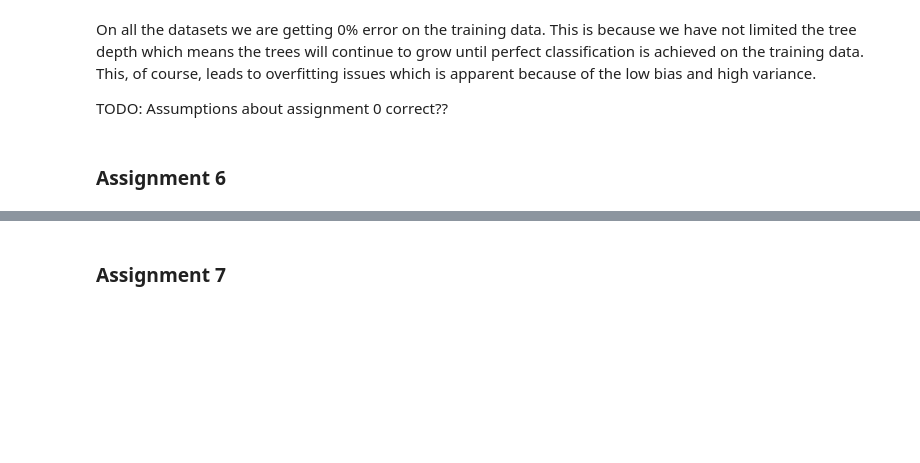
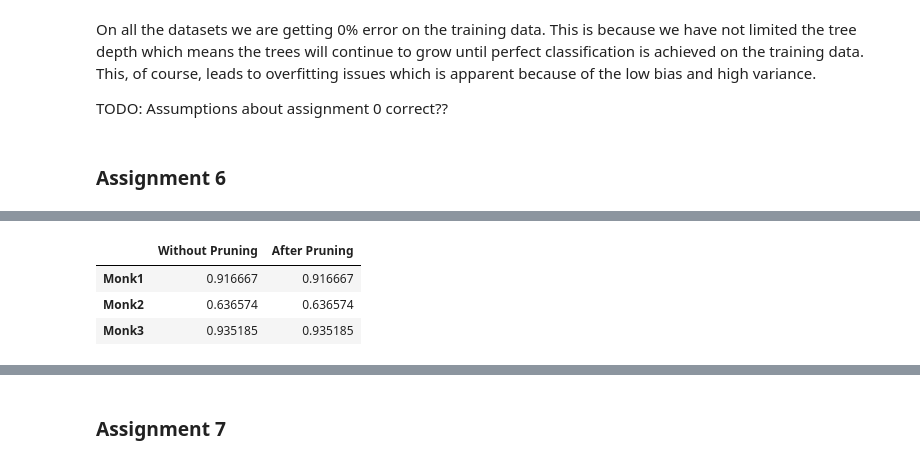
Before and after one commit to ermas3/Machine-Learning-Lab-1, a Jupyter notebook: python/Assignments.ipynb, the cells around one changed output, grey strips where cells are left out. Saved outputs shown, nothing was run; the diff lists cells and outputs as text; code cells hidden in the pictures; blank space fills up the shorter version.

```diff
--- a/python/Assignments.ipynb
+++ b/python/Assignments.ipynb
@@ -183,0 +130,61 @@ while True:
+# %%
+def prune_tree(tree, val):
+    prev_accuracy = check(tree, val)
+    print("Starting ", prev_accuracy)
+
+    while True:
+        alternatives = allPruned(tree)
+
+        best_alternative = None
+        best_accuracy = 0
+
+        for alternative in alternatives:
+            alt_accuracy = check(alternative, val)
+            if alt_accuracy > best_accuracy:
+                best_alternative = alternative
+                best_accuracy = alt_accuracy
+
+        if best_alternative == None or best_accuracy < prev_accuracy:
+            print("Breaking")
+            break
+
+        print("Updating", prev_accuracy, best_accuracy)
+        prev_accuracy = best_accuracy
+        tree = best_alternative
+
+
+def prune_error_rates(dataset_indexes, fraction):
+    '''
+    For each of the datasets inputed, calculate test set error rate with and without pruning,
+    for some fraction of the training data for training/validation
+    '''
+     # For each dataset, create a row with error rate on test set, with and without pruning
+    errors = np.zeros((len(dataset_indexes), 2))
+    # Select the correct datasets
+    datasets = [monk_datasets[i] for i in dataset_indexes]
+    test_datasets = [monk_test_datasets[i] for i in dataset_indexes]
+
+    # For each of the selected dataset, compute and save the error rate, with and without pruning
+    for i, (train_ds, test_ds) in enumerate(zip(datasets, test_datasets)):
+        # TODO: The following code contains problems
+        #monk_train, monk_validate = partition(train_ds, fraction)
+        monk_train = train_ds[0:90]
+        monk_validate = train_ds[90:120]
+        tree = buildTree(monk_train, attributes)
+        errors[i, 0] = check(tree, test_ds)
+        # Commenting out code under this doesnt change result???
+        prune_tree(tree, monk_validate)
+        errors[i, 1] = check(tree, test_ds)
+
+    # Return error matrix
+    return errors
+
+
+errors = prune_error_rates([0, 1, 2], 0.6)
+
+errors_df = pd.DataFrame(errors)
+errors_df.columns = ['Without Pruning', 'After Pruning']
+errors_df.index = monk_dataset_names
+
+errors_df
+# %% [output]
@@ -183,0 +209,4 @@ while True:
+|  | Without Pruning | After Pruning |
+| Monk1 | 0.916667 | 0.916667 |
+| Monk2 | 0.636574 | 0.636574 |
+| Monk3 | 0.935185 | 0.935185 |
```
Also changed, not shown: parts of 7 cells of this notebook.
